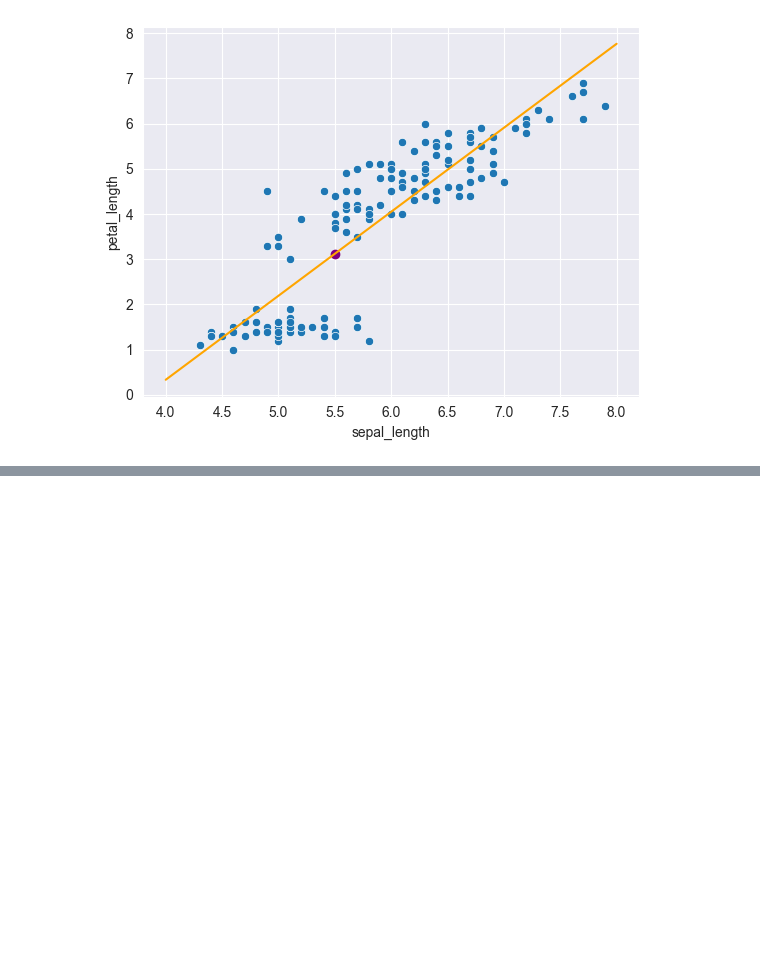
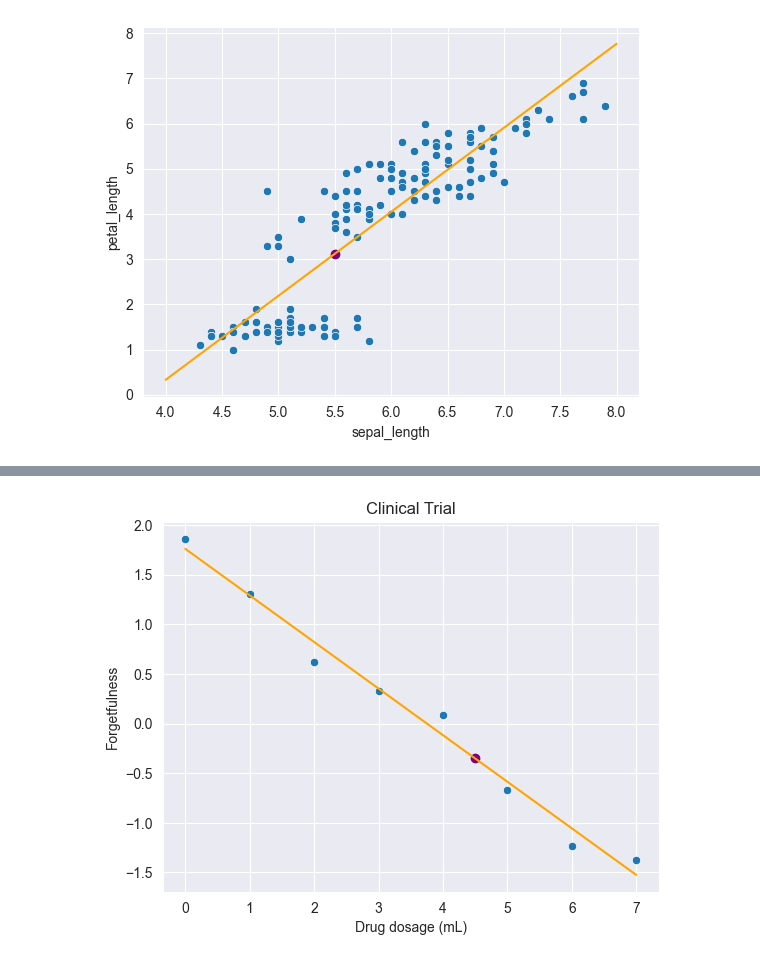
Before and after one commit to PanthThakkar/Essentials_of_Machine_Learning, a Jupyter notebook: Statistics.ipynb, the cells around one changed output, grey strips where cells are left out. Cells and saved outputs as stored; diff of their text form; code cells hidden in the pictures; blank space fills up the shorter version.

```diff
--- a/Statistics.ipynb
+++ b/Statistics.ipynb
@@ -625,0 +649,5 @@ y = np.array([1.86, 1.31, .62, .33, .09, -.67, -1.23, -1.37])
+# %%
+xline = np.linspace(0, 7, 1000)
+yline = beta0 + beta1*xline
+# %%
+x_i = 4.5
@@ -625,0 +659,9 @@ y = np.array([1.86, 1.31, .62, .33, .09, -.67, -1.23, -1.37])
+# %%
+sns.scatterplot(x=x, y=y)
+plt.title("Clinical Trial")
+plt.xlabel("Drug dosage (mL)")
+plt.ylabel("Forgetfulness")
+plt.plot(xline, yline, color='orange')
+_ = plt.scatter(x_i, y_i, marker='o', color='purple')
+# %% [output]
+[figure, added]
```
Also changed, not shown: parts of 16 cells of this notebook.
